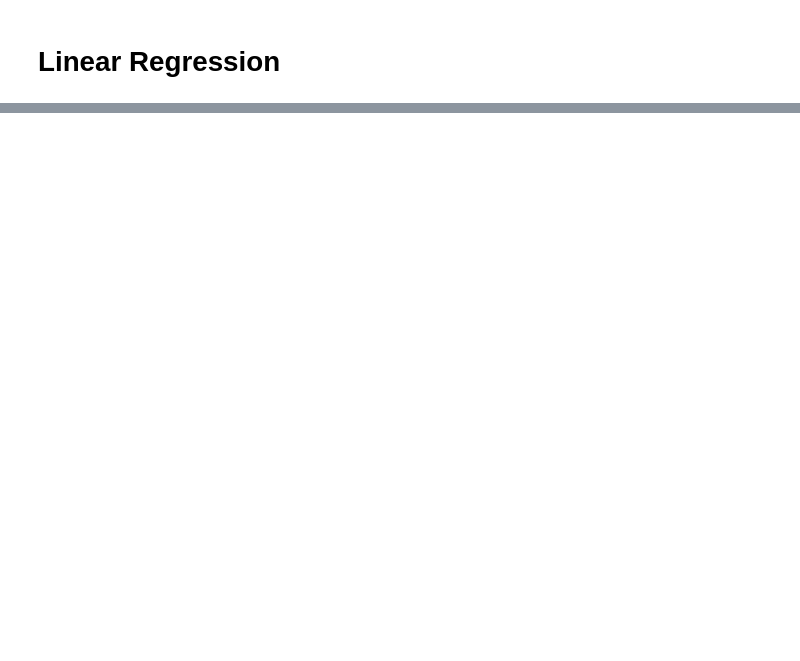
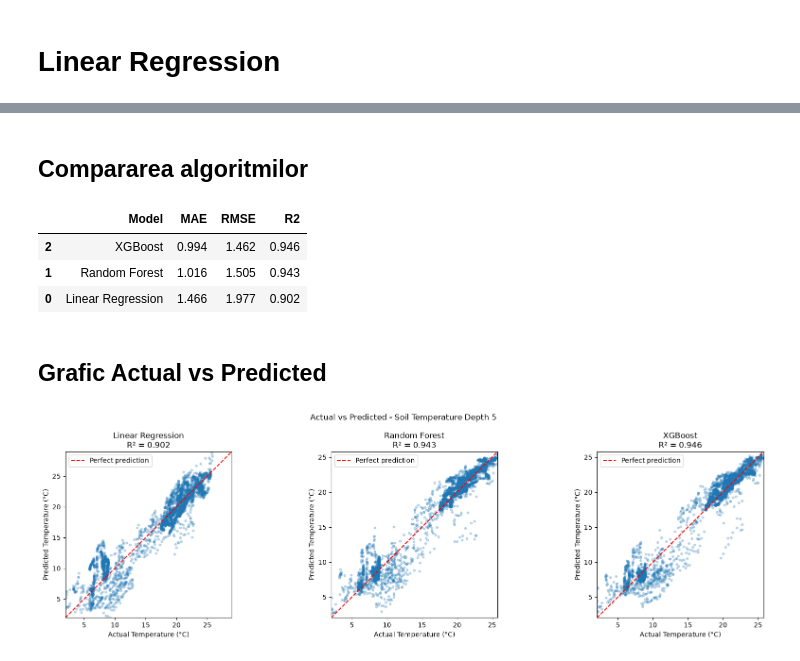
Before and after one commit to naominini/Licenta-agri, a Jupyter notebook: Data/model_A_soil_temperature.ipynb, the cells around one changed output, grey strips where cells are left out. Saved outputs shown, nothing was run; the diff lists cells and outputs as text; code cells hidden in the pictures; blank space fills up the shorter version.

Commit message:
predictii soil temp si 3 algo

```diff
--- a/Data/model_A_soil_temperature.ipynb
+++ b/Data/model_A_soil_temperature.ipynb
@@ -90,0 +175,18 @@ R2: 0.618
+# %%
+from xgboost import XGBRegressor
+xgb_model = XGBRegressor(
+    n_estimators=300,
+    max_depth=4,
+    learning_rate=0.05,
+    subsample=0.8,
+    colsample_bytree=0.8,
+    objective="reg:squarederror",
+    random_state=42,
+    n_jobs=-1
+)
+xgb_model.fit(X_train, y_train)
+xgb_pred = xgb_model.predict(X_test)
+print("XGBoost")
+print(f"MAE: {mean_absolute_error(y_test, xgb_pred):.3f} °C")
+print(f"RMSE: {np.sqrt(mean_squared_error(y_test, xgb_pred)):.3f} °C")
+print(f"R2: {r2_score(y_test, xgb_pred):.3f}")
@@ -90,0 +198,58 @@ R2: 0.618
+# %% [markdown]
+## Compararea algoritmilor
+# %%
+
+results = pd.DataFrame([
+    {
+        "Model": "Linear Regression",
+        "MAE": mean_absolute_error(y_test, lr_pred),
+        "RMSE": np.sqrt(mean_squared_error(y_test, lr_pred)),
+        "R2": r2_score(y_test, lr_pred)
+    },
+    {
+        "Model": "Random Forest",
+        "MAE": mean_absolute_error(y_test, rf_pred),
+        "RMSE": np.sqrt(mean_squared_error(y_test, rf_pred)),
+        "R2": r2_score(y_test, rf_pred)
+    },
+    {
+        "Model": "XGBoost",
+        "MAE": mean_absolute_error(y_test, xgb_pred),
+        "RMSE": np.sqrt(mean_squared_error(y_test, xgb_pred)),
+        "R2": r2_score(y_test, xgb_pred)
+    }
+])
+display(results.round(3).sort_values("MAE"))
+# %% [output]
+|  | Model | MAE | RMSE | R2 |
+| 2 | XGBoost | 0.994 | 1.462 | 0.946 |
+| 1 | Random Forest | 1.016 | 1.505 | 0.943 |
+| 0 | Linear Regression | 1.466 | 1.977 | 0.902 |
+# %% [markdown]
+## Grafic Actual vs Predicted
+# %%
+predictions = {
+    "Linear Regression": lr_pred,
+    "Random Forest": rf_pred,
+    "XGBoost": xgb_pred
+}
+fig, axes = plt.subplots(1, 3, figsize=(17, 5))
+for ax, (name, pred) in zip(axes, predictions.items()):
+    ax.scatter(y_test, pred, alpha=0.25, s=10)
+    limits = [
+        min(y_test.min(), pred.min()),
+        max(y_test.max(), pred.max())
+    ]
+    ax.plot(limits, limits, "r--", label="Perfect prediction")
+    ax.set_title(f"{name}\nR² = {r2_score(y_test, pred):.3f}")
+    ax.set_xlabel("Actual Temperature (°C)")
+    ax.set_ylabel("Predicted Temperature (°C)")
+    ax.set_xlim(limits)
+    ax.set_ylim(limits)
+    ax.set_aspect("equal", adjustable="box")
+    ax.legend()
+plt.suptitle("Actual vs Predicted - Soil Temperature Depth 5")
+plt.tight_layout()
+plt.show()
+# %% [output]
+[figure, added]
```
Also changed, not shown: parts of 12 cells of this notebook.
